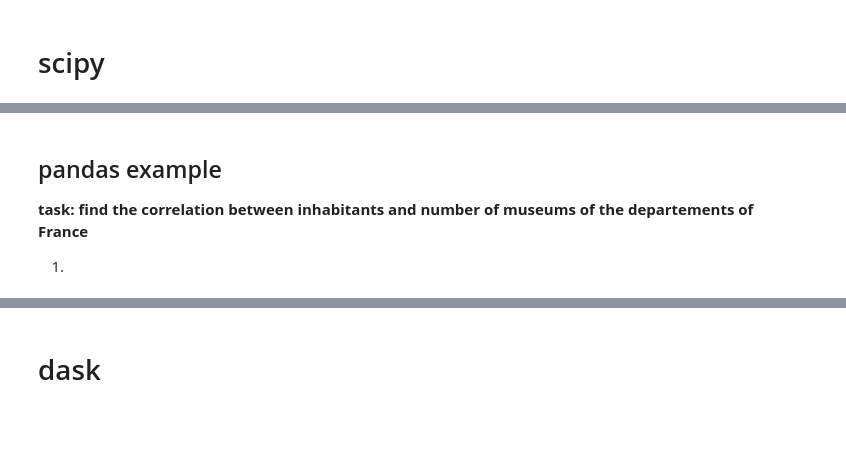
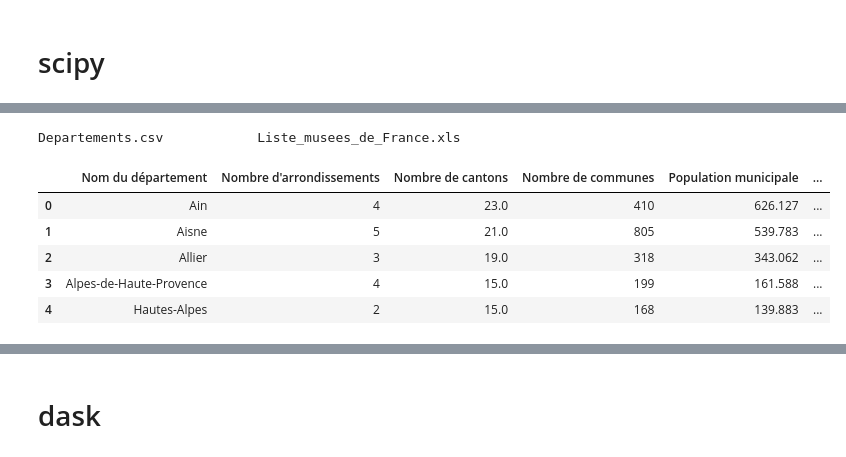
Before and after one commit to clstaudt/PythonDataScienceTour, a Jupyter notebook: PythonDataScienceEcosystem-Slides.ipynb, the cells around one changed output, grey strips where cells are left out. Saved outputs shown, nothing was run; the diff lists cells and outputs as text; code cells hidden in the pictures; blank space fills up the shorter version.

Commit message:
pandas example

```diff
--- a/PythonDataScienceEcosystem-Slides.ipynb
+++ b/PythonDataScienceEcosystem-Slides.ipynb
@@ -92,8 +96,16 @@ b = numpy.log(a)
+# %%
+ls data
+# %% [output]
+Departements.csv            Liste_musees_de_France.xls
 # %%
 import pandas
-# %% [markdown]
-## pandas example
-
-**task: find the correlation between inhabitants and number of museums of the departements of France**
-
-1.
+# %%
+departements = pandas.read_csv("data/Departements.csv", sep=";")
+departements.head()
+# %% [output]
+|  | Nom du département | Nombre d'arrondissements | Nombre de cantons | Nombre de communes | Population municipale | ... |
+| 0 | Ain | 4 | 23.0 | 410 | 626.127 | ... |
+| 1 | Aisne | 5 | 21.0 | 805 | 539.783 | ... |
+| 2 | Allier | 3 | 19.0 | 318 | 343.062 | ... |
+| 3 | Alpes-de-Haute-Provence | 4 | 15.0 | 199 | 161.588 | ... |
+| 4 | Hautes-Alpes | 2 | 15.0 | 168 | 139.883 | ... |
```
Also changed, not shown: parts of 9 cells of this notebook.
